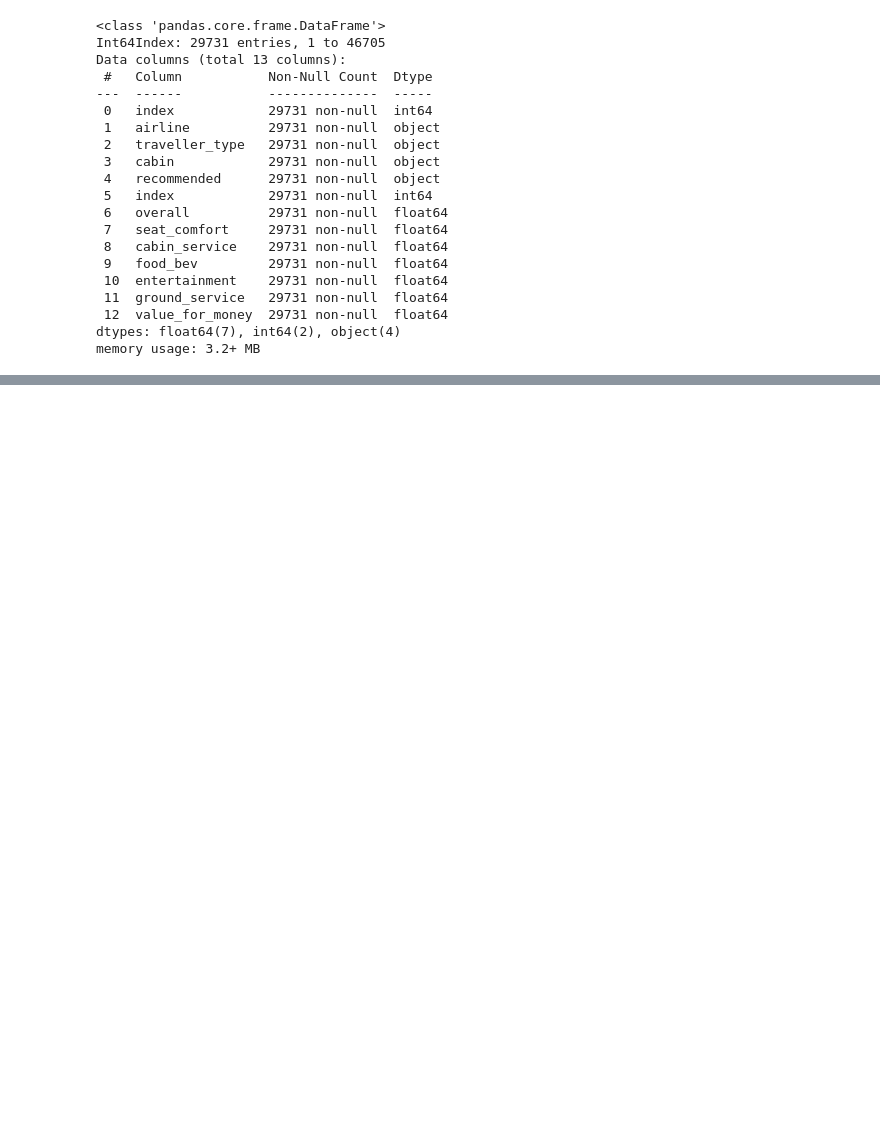
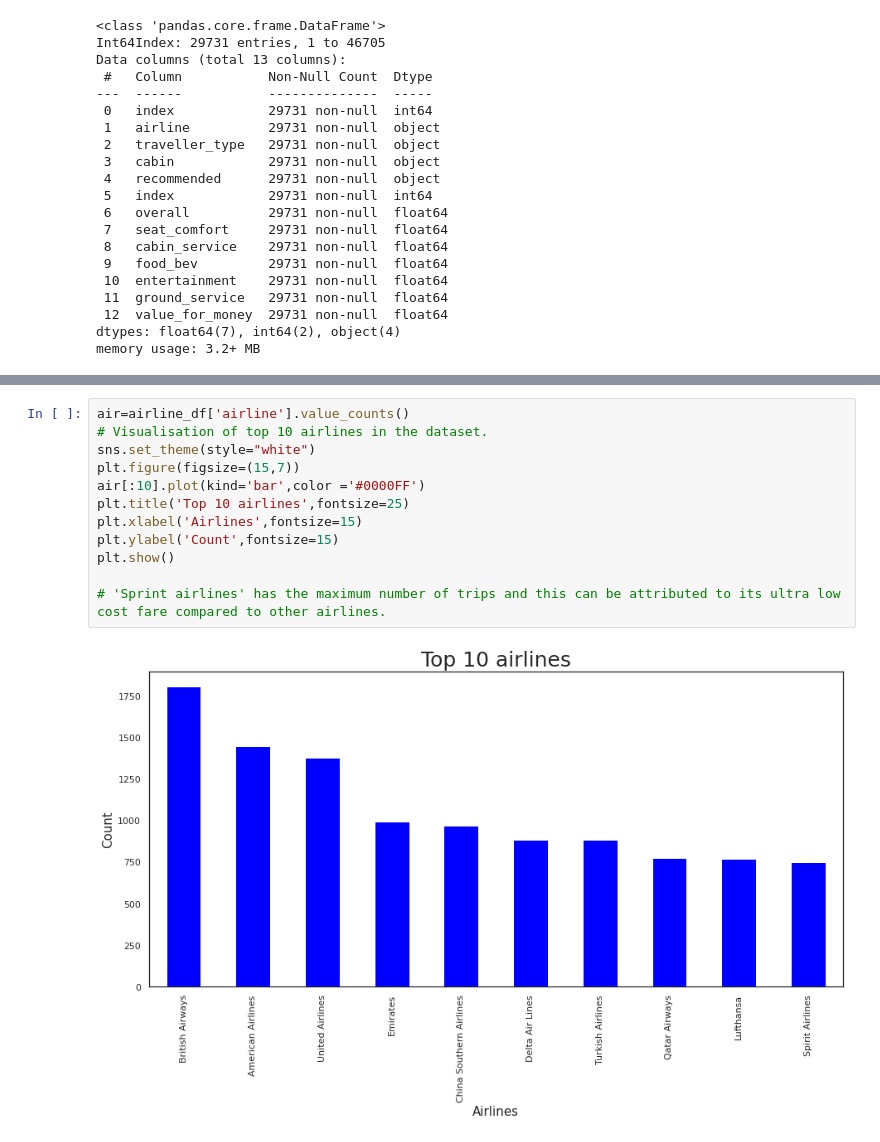
Before and after one commit to Mahima2208/Airline_Passenger_Referal_Prediction_Classification, a Jupyter notebook: AIRLINE_PASSENGER_REFERAL_PREDICTION_CLASSIFICATION.ipynb, the cells around one changed output, grey strips where cells are left out. Saved outputs shown, nothing was run; the diff lists cells and outputs as text; blank space fills up the shorter version.

```diff
--- a/AIRLINE_PASSENGER_REFERAL_PREDICTION_CLASSIFICATION.ipynb
+++ b/AIRLINE_PASSENGER_REFERAL_PREDICTION_CLASSIFICATION.ipynb
@@ -235,0 +273,14 @@ memory usage: 3.2+ MB
+# %%
+air=airline_df['airline'].value_counts()
+# Visualisation of top 10 airlines in the dataset.
+sns.set_theme(style="white")
+plt.figure(figsize=(15,7))
+air[:10].plot(kind='bar',color ='#0000FF')
+plt.title('Top 10 airlines',fontsize=25)
+plt.xlabel('Airlines',fontsize=15)
+plt.ylabel('Count',fontsize=15)
+plt.show()
+
+# 'Sprint airlines' has the maximum number of trips and this can be attributed to its ultra low cost fare compared to other airlines.
+# %% [output]
+[figure, added]
```
Also changed, not shown: parts of 14 cells of this notebook.
